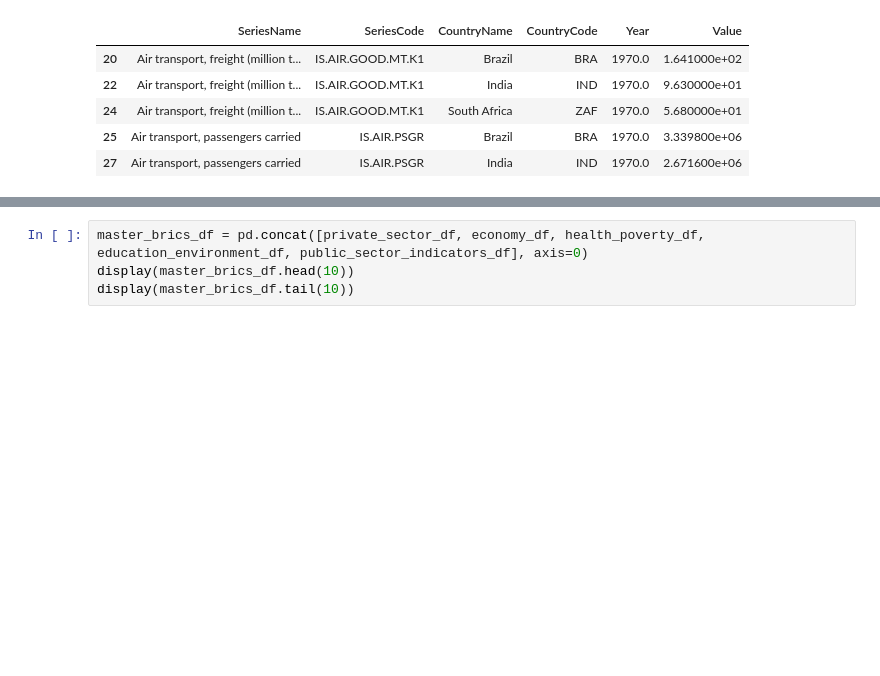
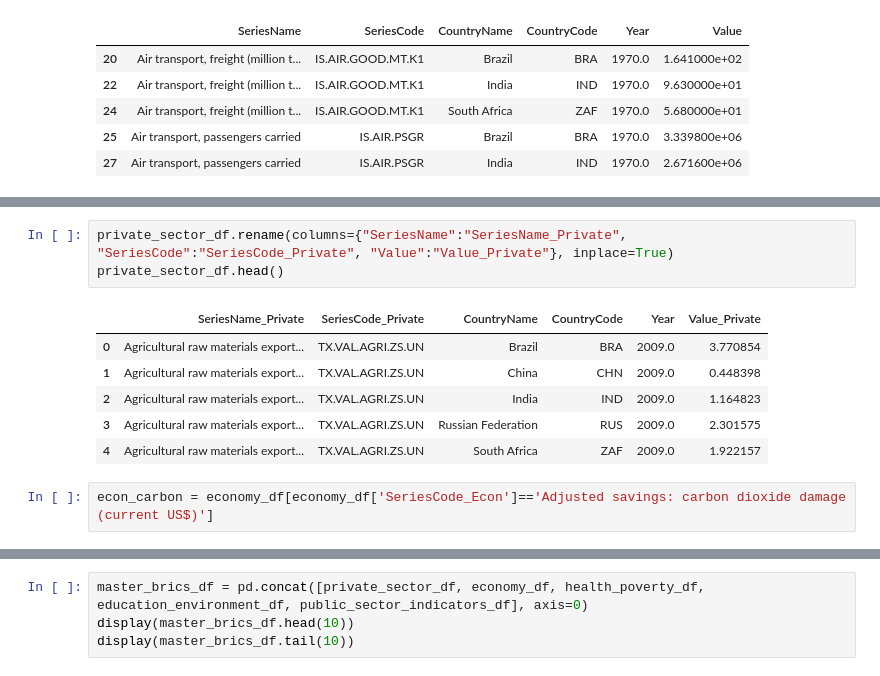
Before and after one commit to SArjaGit/BRICS_Project, a Jupyter notebook: BRICS/Master.ipynb, the cells around one changed output, grey strips where cells are left out. Drawn from its saved outputs; the diff is of its cells as text; blank space fills up the shorter version.

```diff
--- a/BRICS/Master.ipynb
+++ b/BRICS/Master.ipynb
@@ -99,0 +100,12 @@ display(public_sector_indicators_df.head())
+# %%
+private_sector_df.rename(columns={"SeriesName":"SeriesName_Private", "SeriesCode":"SeriesCode_Private", "Value":"Value_Private"}, inplace=True)
+private_sector_df.head()
+# %% [output]
+|  | SeriesName_Private | SeriesCode_Private | CountryName | CountryCode | Year | Value_Private |
+| 0 | Agricultural raw materials export... | TX.VAL.AGRI.ZS.UN | Brazil | BRA | 2009.0 | 3.770854 |
+| 1 | Agricultural raw materials export... | TX.VAL.AGRI.ZS.UN | China | CHN | 2009.0 | 0.448398 |
+| 2 | Agricultural raw materials export... | TX.VAL.AGRI.ZS.UN | India | IND | 2009.0 | 1.164823 |
+| 3 | Agricultural raw materials export... | TX.VAL.AGRI.ZS.UN | Russian Federation | RUS | 2009.0 | 2.301575 |
+| 4 | Agricultural raw materials export... | TX.VAL.AGRI.ZS.UN | South Africa | ZAF | 2009.0 | 1.922157 |
+# %%
+econ_carbon = economy_df[economy_df['SeriesCode_Econ']=='Adjusted savings: carbon dioxide damage (current US$)']
```
Also changed, not shown: parts of 9 cells of this notebook.
